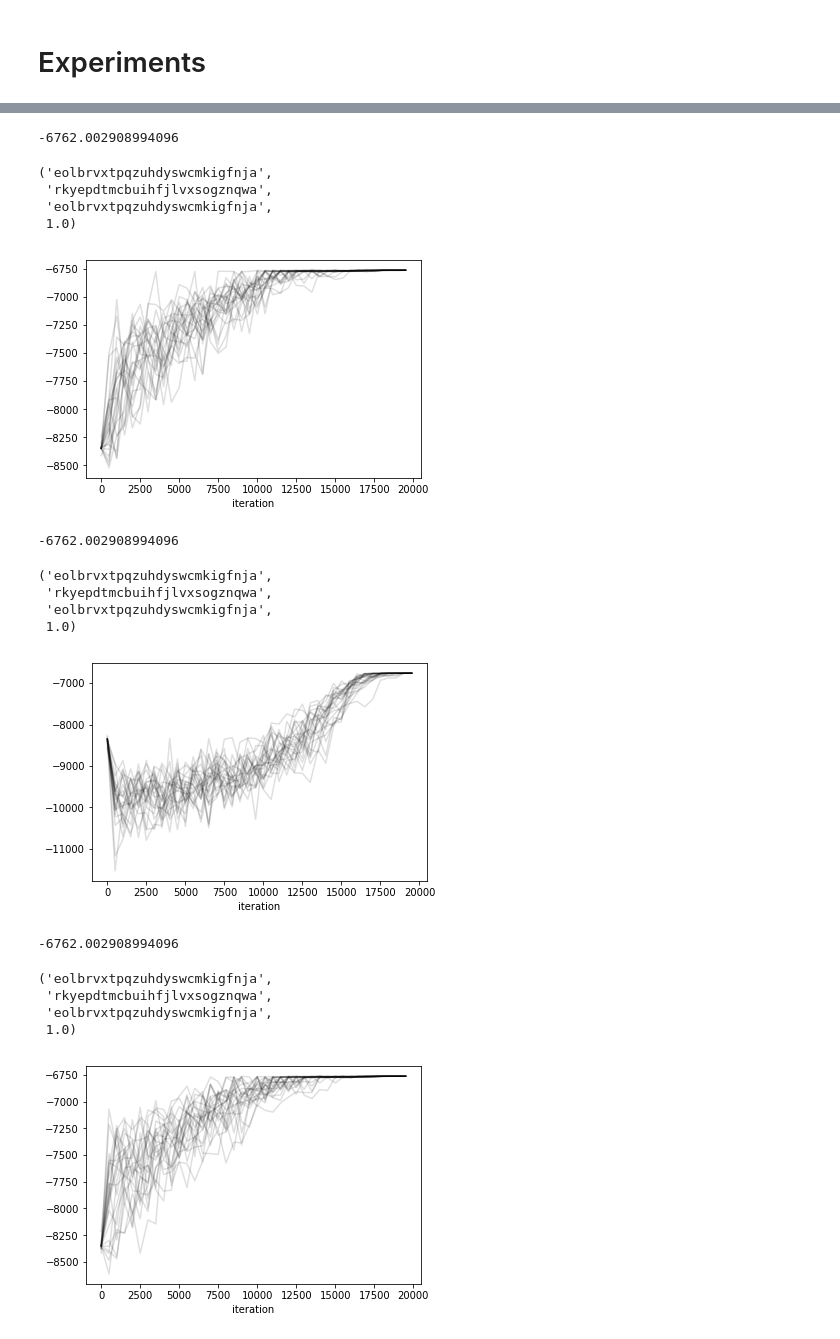
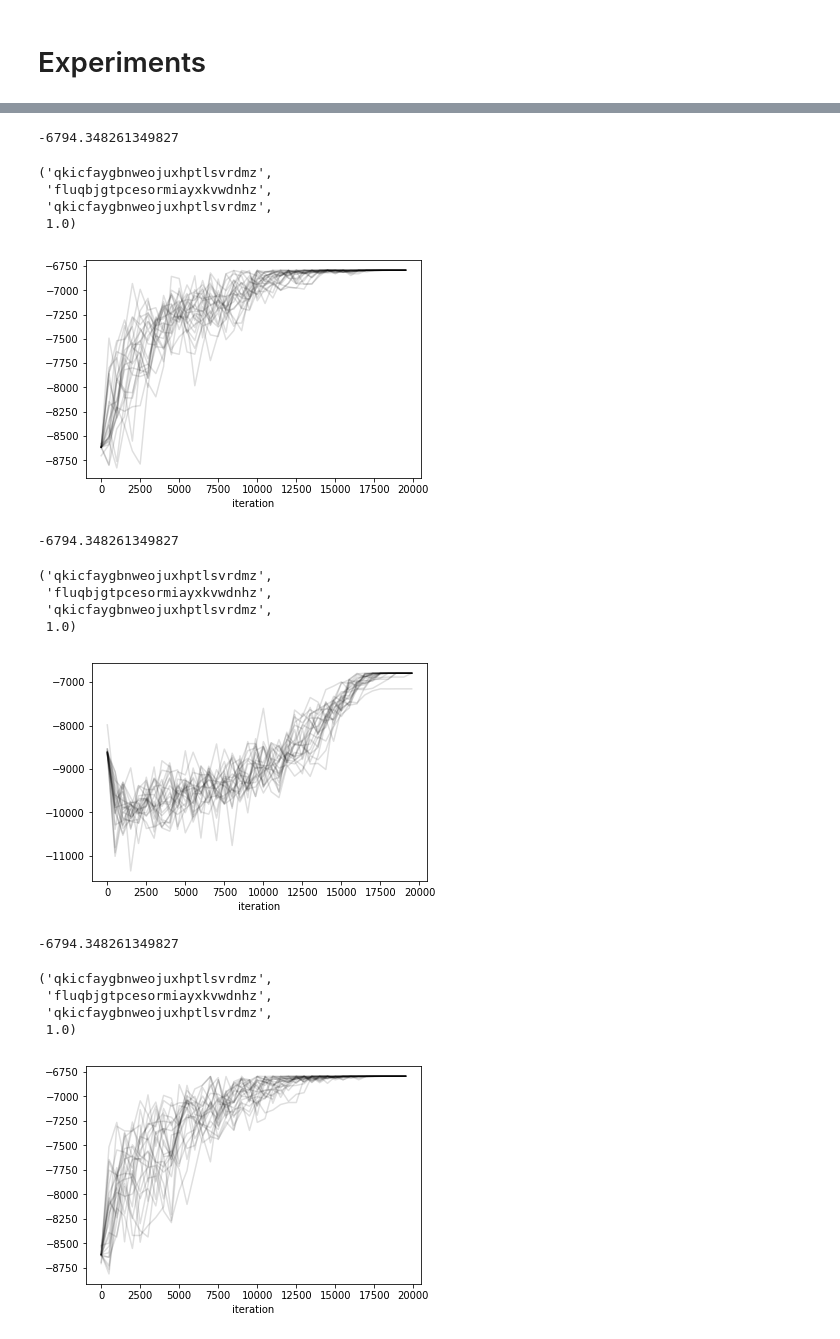
Before and after one commit to NeilNjae/cipher-tools, a Jupyter notebook: hillclimbing-results/hillclimbing-experiments.ipynb, the cells around one changed output, grey strips where cells are left out. Drawn from its saved outputs; the diff is of its cells as text; code cells hidden in the pictures.

```diff
--- a/hillclimbing-results/hillclimbing-experiments.ipynb
+++ b/hillclimbing-results/hillclimbing-experiments.ipynb
@@ -405,7 +436,7 @@ found_cipher_alphabet, score = simulated_annealing_break(
     initial_temperature=50,
     workers=24)
 print(score)
-workers, trace = dump_result(start_time, 'sa-random-trigram-uniform-50.csv')
+workers, trace = dump_result(start_time, 'sa-random-trigram-uniform-50.csv', verbose=True, target_cipher_alphabet=ct_key)
 
 fig, ax = plt.subplots()
 for w in workers:
@@ -427,7 +458,7 @@ found_cipher_alphabet, score = simulated_annealing_break(
     plain_alphabet=plain_alpha, cipher_alphabet=ct_alpha,
     workers=24)
 print(score)
-workers, trace = dump_result(start_time, 'sa-given-trigram-uniform.csv')
+workers, trace = dump_result(start_time, 'sa-given-trigram-uniform.csv', verbose=True, target_cipher_alphabet=ct_key)
 
 fig, ax = plt.subplots()
 for w in workers:
@@ -454,7 +485,7 @@ found_cipher_alphabet, score = simulated_annealing_break(
     initial_temperature=50,
     workers=24)
 print(score)
-workers, trace = dump_result(start_time, 'sa-given-trigram-uniform-50.csv')
+workers, trace = dump_result(start_time, 'sa-given-trigram-uniform-50.csv', verbose=True, target_cipher_alphabet=ct_key)
 
 fig, ax = plt.subplots()
 for w in workers:
@@ -465,12 +496,12 @@ for w in workers:
  kendalltau([ord(c) for c in unscramble_alphabet(found_cipher_alphabet, plain_alpha)], [ord(c) for c in ct_key])[0]
 )
 # %% [output]
--6762.002908994096
+-6794.348261349827
-('eolbrvxtpqzuhdyswcmkigfnja',
- 'rkyepdtmcbuihfjlvxsogznqwa',
- 'eolbrvxtpqzuhdyswcmkigfnja',
+('qkicfaygbnweojuxhptlsvrdmz',
+ 'fluqbjgtpcesormiayxkvwdnhz',
+ 'qkicfaygbnweojuxhptlsvrdmz',
  1.0)
-[figure, old version]
+[figure, new version]
 # %%
 start_time = datetime.now()
 found_cipher_alphabet, score = simulated_annealing_break(
@@ -480,7 +511,7 @@ found_cipher_alphabet, score = simulated_annealing_break(
     plain_alphabet=plain_alpha, cipher_alphabet=ct_alpha,
     workers=24)
 print(score)
-workers, trace = dump_result(start_time, 'sa-given-trigram-gaussian.csv', verbose=True)
+workers, trace = dump_result(start_time, 'sa-given-trigram-gaussian.csv', verbose=True, target_cipher_alphabet=ct_key)
 
 fig, ax = plt.subplots()
 for w in workers:
@@ -491,39 +522,39 @@ for w in workers:
  kendalltau([ord(c) for c in unscramble_alphabet(found_cipher_alphabet, plain_alpha)], [ord(c) for c in ct_key])[0]
 )
 # %% [output]
--6762.002908994096
+-6794.348261349827
-('eolbrvxtpqzuhdyswcmkigfnja',
- 'rkyepdtmcbuihfjlvxsogznqwa',
- 'eolbrvxtpqzuhdyswcmkigfnja',
+('qkicfaygbnweojuxhptlsvrdmz',
+ 'fluqbjgtpcesormiayxkvwdnhz',
+ 'qkicfaygbnweojuxhptlsvrdmz',
  1.0)
-[figure, old version]
+[figure, new version]
 # %%
 start_time = datetime.now()
 found_cipher_alphabet, score = simulated_annealing_break(
     ct,
     fitness=Ptrigrams,
     swap_index_finder=gaussian_swap_index,
     plain_alphabet=plain_alpha, cipher_alphabet=ct_alpha,
     initial_temperature=50,
     workers=24)
 print(score)
-workers, trace = dump_result(start_time, 'sa-given-trigram-gaussian-50.csv', verbose=True)
+workers, trace = dump_result(start_time, 'sa-given-trigram-gaussian-50.csv', verbose=True, target_cipher_alphabet=ct_key)
 
 fig, ax = plt.subplots()
 for w in workers:
     trace.loc[w].fitness.plot(ax=ax, color='#00000020')
 
 ( ct_key, found_cipher_alphabet,
  unscramble_alphabet(found_cipher_alphabet, plain_alpha),
  kendalltau([ord(c) for c in unscramble_alphabet(found_cipher_alphabet, plain_alpha)], [ord(c) for c in ct_key])[0]
 )
 # %% [output]
--6762.002908994096
+-6794.348261349827
-('eolbrvxtpqzuhdyswcmkigfnja',
- 'rkyepdtmcbuihfjlvxsogznqwa',
- 'eolbrvxtpqzuhdyswcmkigfnja',
+('qkicfaygbnweojuxhptlsvrdmz',
+ 'fluqbjgtpcesormiayxkvwdnhz',
+ 'qkicfaygbnweojuxhptlsvrdmz',
  1.0)
-[figure, old version]
+[figure, new version]
 # %%
 import glob
 # %%
```
Also changed, not shown: parts of 28 cells of this notebook, 25 other files.
